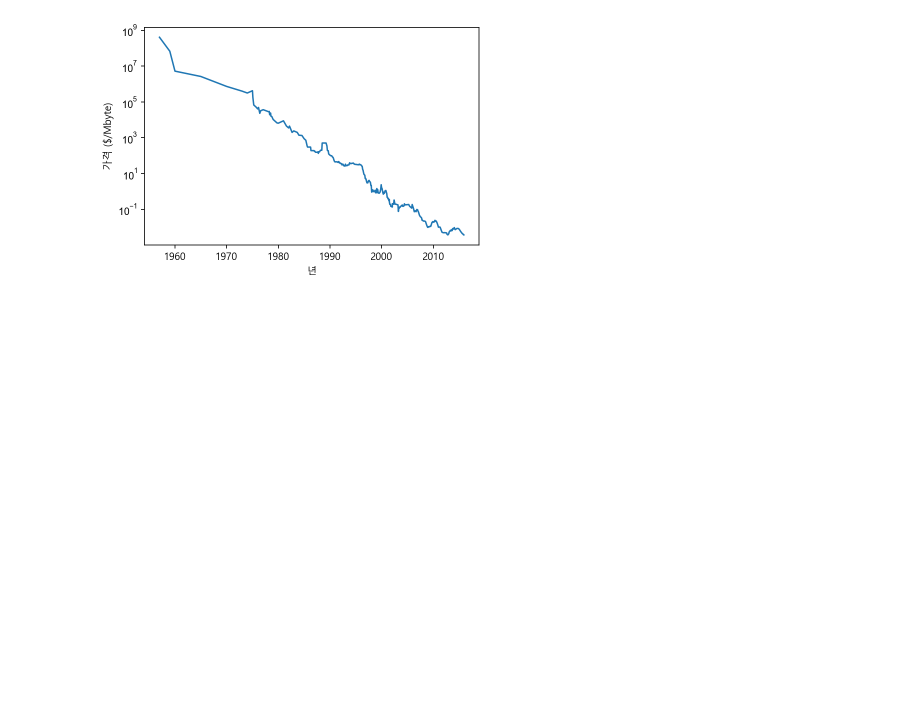
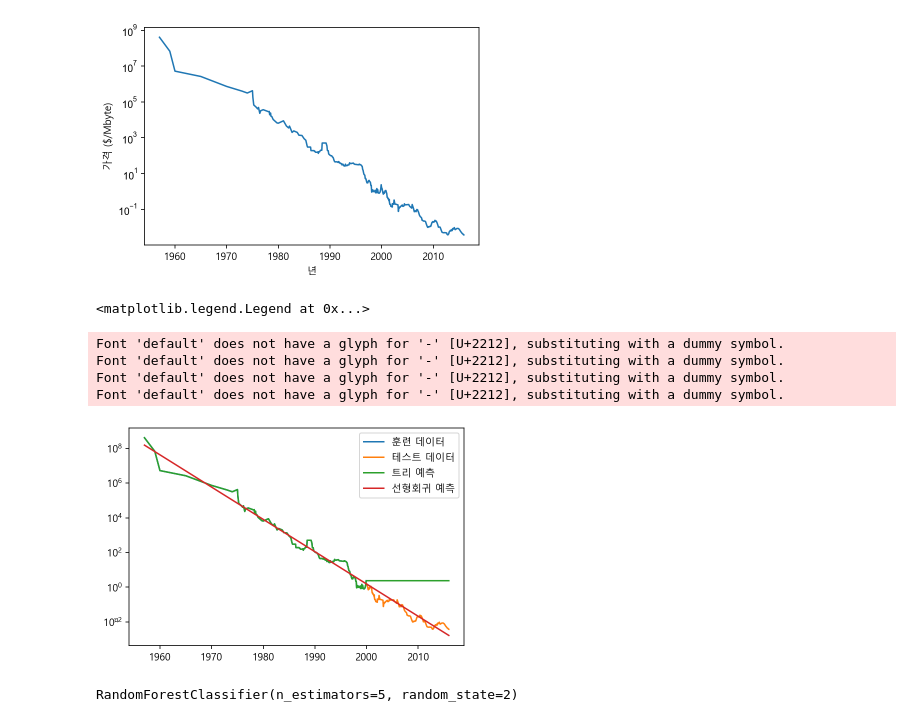
Before and after one commit to iamjinuk/bigman, a Jupyter notebook: [Introduction to Machine Learning with Python]/[Introduction to Machine Learning with Python] Chapter2. 지도 학습.ipynb, the cells around one changed output. Saved outputs shown, nothing was run; the diff lists cells and outputs as text; code cells hidden in the pictures; blank space fills up the shorter version.

```diff
--- a/[Introduction to Machine Learning with Python]/[Introduction to Machine Learning with Python] Chapter2. 지도 학습.ipynb
+++ b/[Introduction to Machine Learning with Python]/[Introduction to Machine Learning with Python] Chapter2. 지도 학습.ipynb
@@ -664,0 +665,32 @@ from sklearn.tree
+# %%
+data_train = ram_prices[ram_prices.date<2000]
+data_test = ram_prices[ram_prices.date>=2000]
+
+X_train = data_train.date[:, np.newaxis]
+y_train = np.log(data_train.price)
+
+tree = DecisionTreeRegressor().fit(X_train, y_train)
+linear_reg = LinearRegression().fit(X_train, y_train)
+
+X_all = ram_prices.date[:, np.newaxis]
+
+pred_tree = tree.predict(X_all)
+pred_lr = linear_reg.predict(X_all)
+
+price_tree = np.exp(pred_tree)
+price_lr = np.exp(pred_lr)
+# %%
+plt.semilogy(data_train.date, data_train.price, label='훈련 데이터')
+plt.semilogy(data_test.date, data_test.price, label='테스트 데이터')
+
+plt.semilogy(ram_prices.date, price_tree, label='트리 예측')
+plt.semilogy(ram_prices.date, price_lr, label='선형회귀 예측')
+
+plt.legend()
+# %% [output]
+<matplotlib.legend.Legend at 0x...>
+Font 'default' does not have a glyph for '-' [U+2212], substituting with a dummy symbol.
+Font 'default' does not have a glyph for '-' [U+2212], substituting with a dummy symbol.
+Font 'default' does not have a glyph for '-' [U+2212], substituting with a dummy symbol.
+Font 'default' does not have a glyph for '-' [U+2212], substituting with a dummy symbol.
+[figure, added]
@@ -664,0 +700,8 @@ from sklearn.tree
+# %%
+X, y = make_moons(n_samples=100, noise=0.25, random_state=3) #noise >>  Standard deviation of Gaussian noise(가우스 노이즈 표준편차?) added to the data.
+X_train, X_test, y_train, y_test = train_test_split(X, y, stratify=y, random_state=42) #y의 비율을 유지하며 분할
+
+forest = RandomForestClassifier(n_estimators=5, random_state=2)  #트리 5개 사용
+forest.fit(X_train, y_train)
+# %% [output]
+RandomForestClassifier(n_estimators=5, random_state=2)
```
Also changed, not shown: parts of 41 cells of this notebook.
